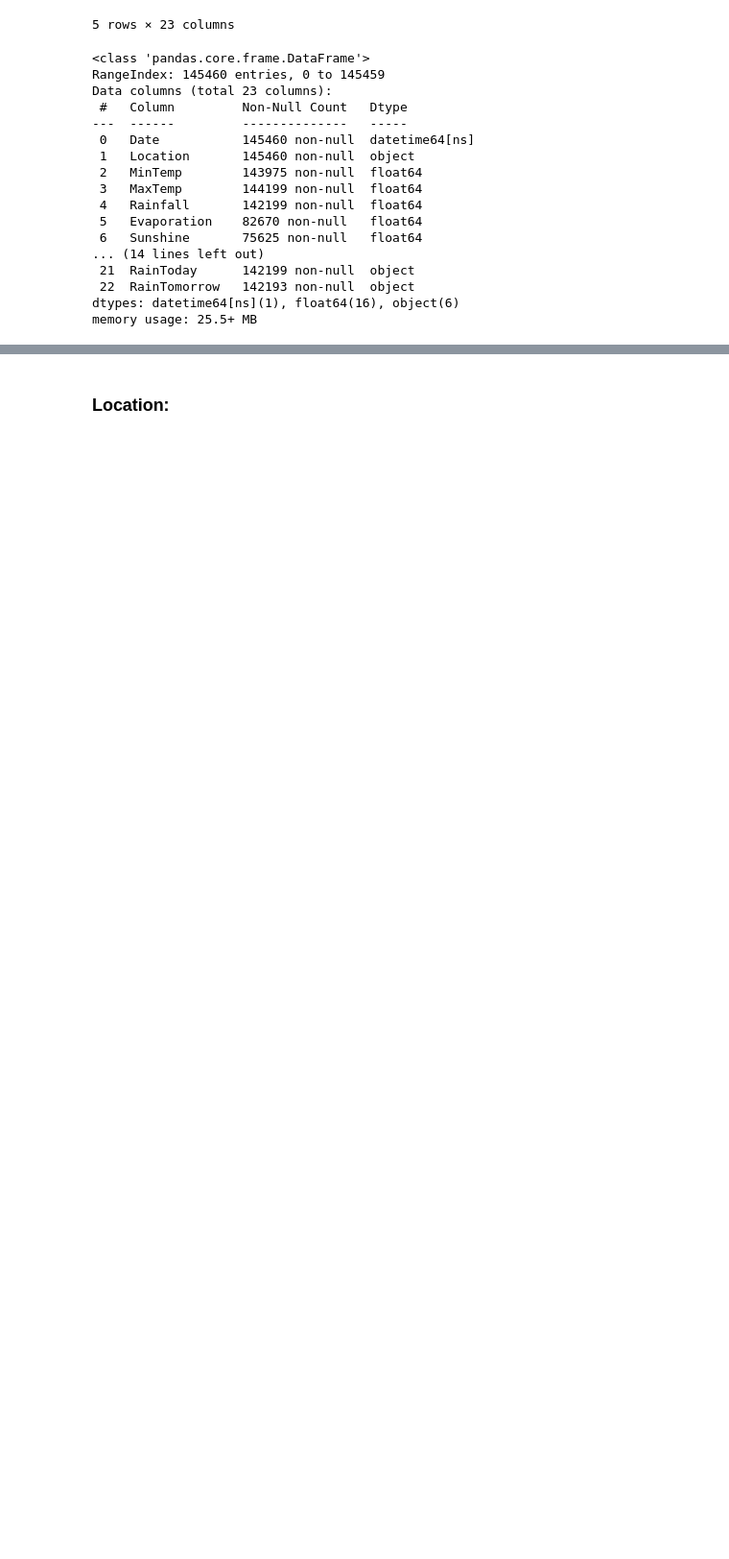
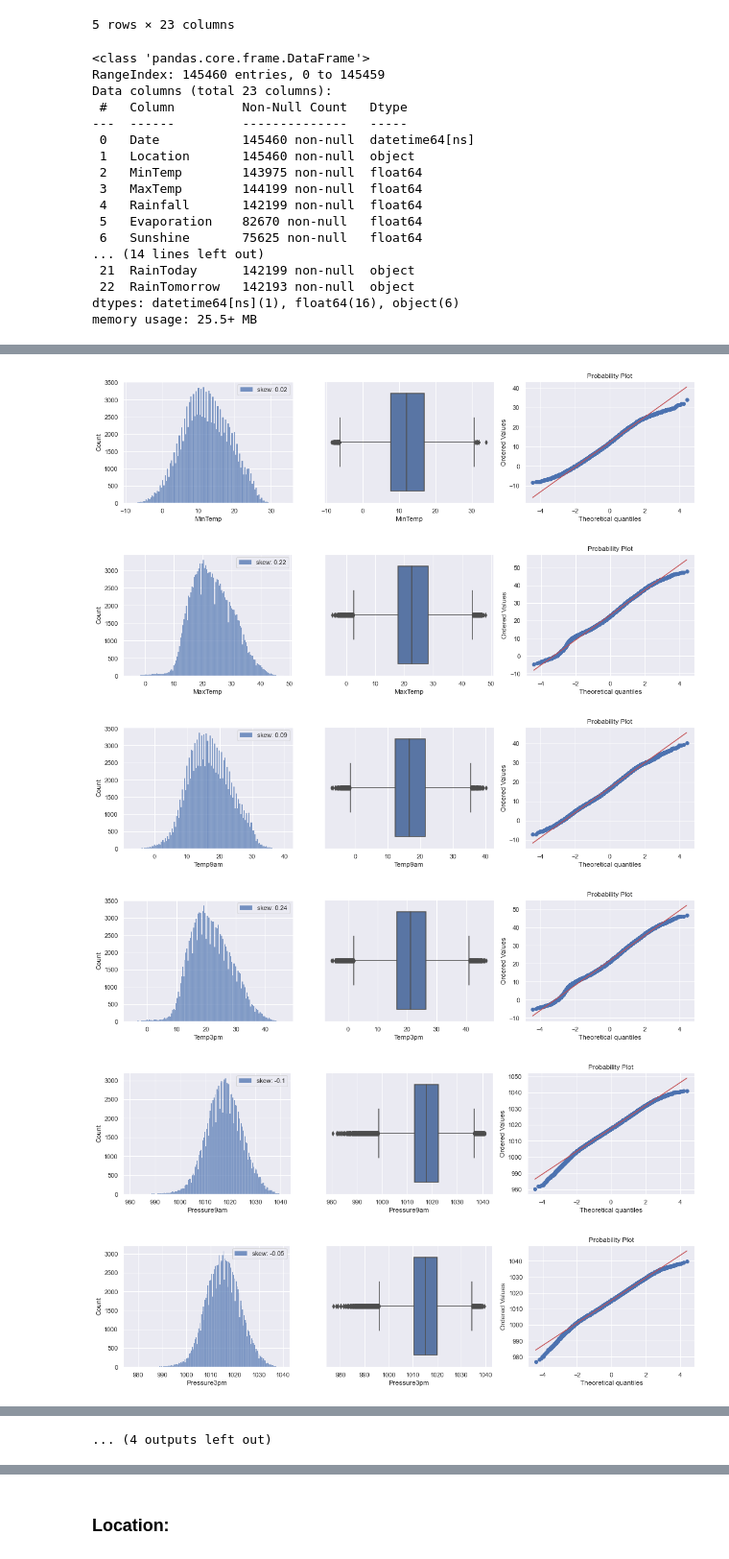
Before and after one commit to pedromperezc/Intro-AI, a Jupyter notebook: TP1 INTEGRADOR/TP Integrador.ipynb, the cells around one changed output, grey strips where cells are left out. Shown at 96% size. Drawn from its saved outputs; the diff is of its cells as text; code cells hidden in the pictures; blank space fills up the shorter version.

```diff
--- a/TP1 INTEGRADOR/TP Integrador.ipynb
+++ b/TP1 INTEGRADOR/TP Integrador.ipynb
@@ -90,0 +87,21 @@ ax = sns.barplot(x="columnas", y="cantidad faltantes", data=faltantes_df)
+# %%
+features = ["MinTemp","MaxTemp", "Temp9am", "Temp3pm", "Pressure9am", "Pressure3pm", "Rainfall", "Evaporation", "Sunshine", "WindGustSpeed", "WindSpeed9am", "WindSpeed3pm", "Humidity9am","Humidity3pm","Cloud9am", "Cloud3pm"]
+# %%
+for col in features:
+    plt.figure(figsize=(15,4))
+    plt.subplot(131)
+    sns.histplot(data=df[col], label="skew: " + str(np.round(df[col].skew(),2)))
+    plt.legend()
+    plt.subplot(132)
+    sns.boxplot(x=df[col])
+    plt.subplot(133)
+    stats.probplot(df[df[col].notnull()][col], plot=plt)
+    plt.tight_layout()
+    plt.show()
+# %% [output]
+[figure, added]
+[figure, added]
+[figure, added]
+[figure, added]
+[figure, added]
+[figure, added]
@@ -90,0 +114 @@ ax = sns.barplot(x="columnas", y="cantidad faltantes", data=faltantes_df)
+... (4 outputs left out)
```
Also changed, not shown: parts of 58 cells of this notebook.
